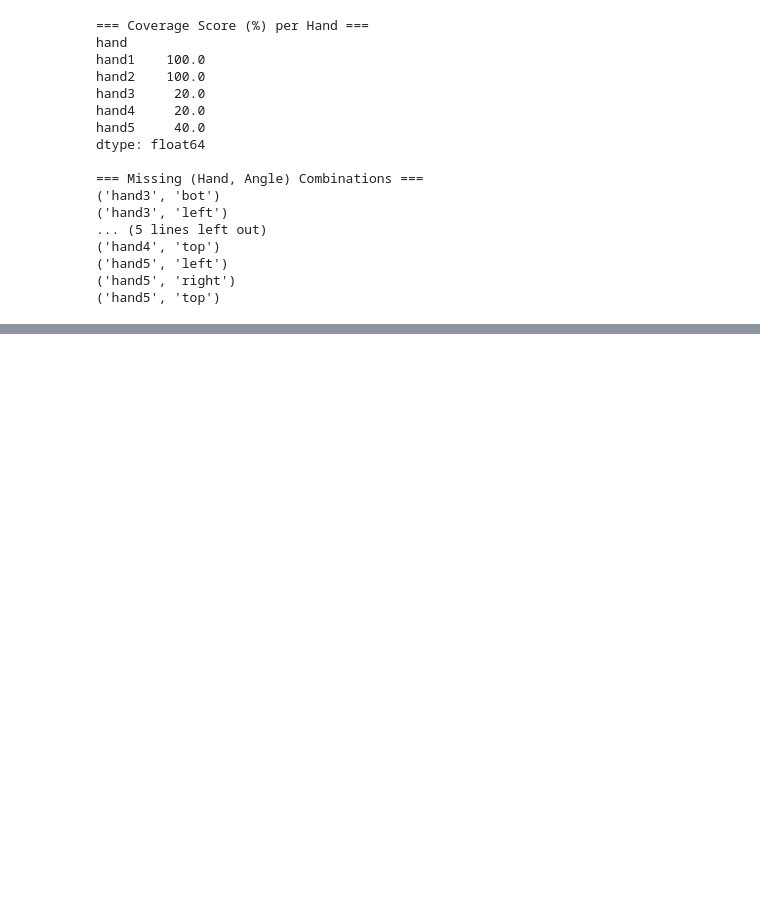
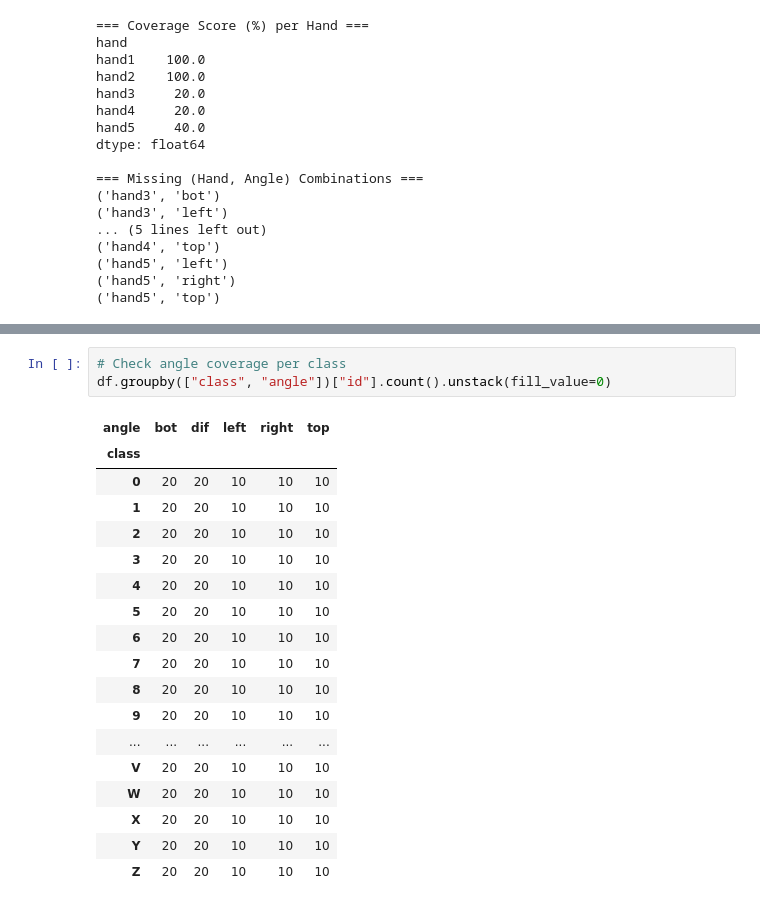
Before and after one commit to anmolzz-10/ASL_project, a Jupyter notebook: notebooks/ASL_project.ipynb, the cells around one changed output, grey strips where cells are left out. Saved outputs shown, nothing was run; the diff lists cells and outputs as text; blank space fills up the shorter version.

```diff
--- a/notebooks/ASL_project.ipynb
+++ b/notebooks/ASL_project.ipynb
@@ -290,0 +376,22 @@ dtype: float64
+# %%
+# Check angle coverage per class
+df.groupby(["class", "angle"])["id"].count().unstack(fill_value=0)
+# %% [output]
+| angle | bot | dif | left | right | top |
+| class |  |  |  |  |  |
+| 0 | 20 | 20 | 10 | 10 | 10 |
+| 1 | 20 | 20 | 10 | 10 | 10 |
+| 2 | 20 | 20 | 10 | 10 | 10 |
+| 3 | 20 | 20 | 10 | 10 | 10 |
+| 4 | 20 | 20 | 10 | 10 | 10 |
+| 5 | 20 | 20 | 10 | 10 | 10 |
+| 6 | 20 | 20 | 10 | 10 | 10 |
+| 7 | 20 | 20 | 10 | 10 | 10 |
+| 8 | 20 | 20 | 10 | 10 | 10 |
+| 9 | 20 | 20 | 10 | 10 | 10 |
+| ... | ... | ... | ... | ... | ... |
+| V | 20 | 20 | 10 | 10 | 10 |
+| W | 20 | 20 | 10 | 10 | 10 |
+| X | 20 | 20 | 10 | 10 | 10 |
+| Y | 20 | 20 | 10 | 10 | 10 |
+| Z | 20 | 20 | 10 | 10 | 10 |
```
Also changed, not shown: parts of 23 cells of this notebook.
